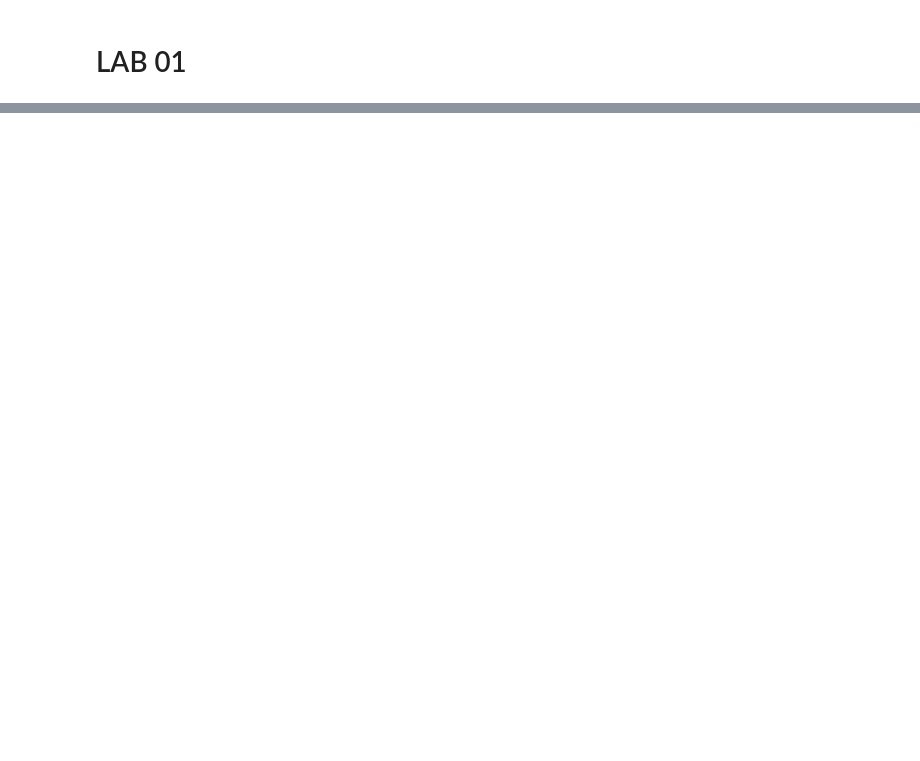
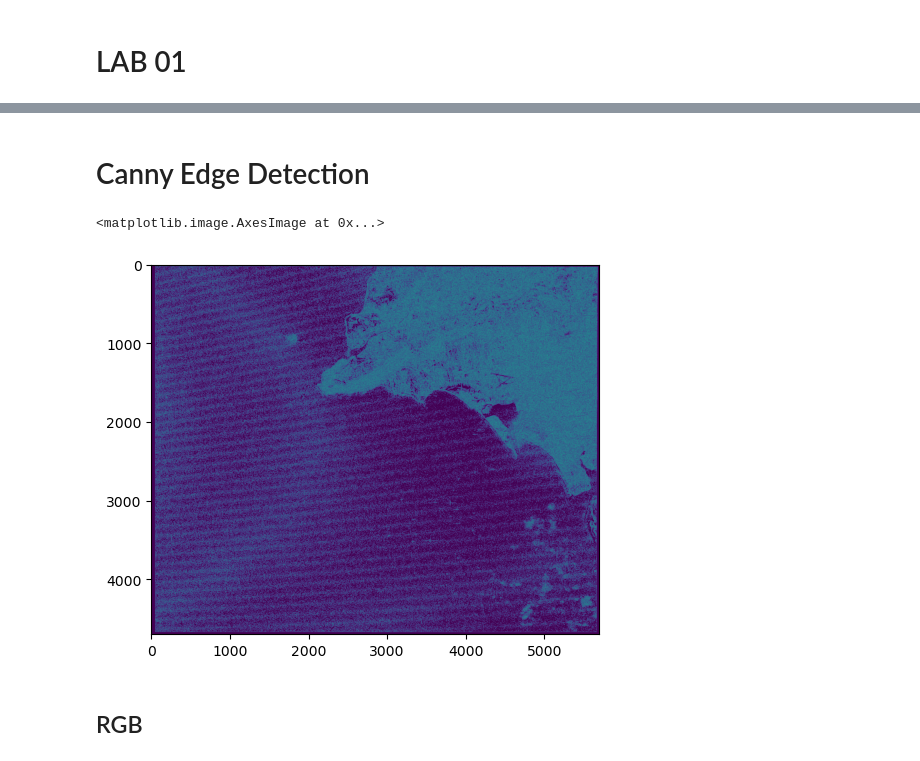
Before and after one commit to Mahnoor-14/Microwave_Hyperspectral_RemoteSensing_, a Jupyter notebook: Accessing & Processing Raster (01).ipynb, the cells around one changed output, grey strips where cells are left out. Cells and saved outputs as stored; diff of their text form; code cells hidden in the pictures; blank space fills up the shorter version.

```diff
--- a/Accessing & Processing Raster (01).ipynb
+++ b/Accessing & Processing Raster (01).ipynb
@@ -16,0 +153,22 @@ pixels = img.load()
+# %% [markdown]
+# Canny Edge Detection
+# %%
+
+try:
+    # Read image from disk.
+    img = cv2.imread(r"G:\Personal\hyperspectral\01\HH-ALPSRP244140480-H2.2_UA.tif")
+
+     # Canny edge detection.
+    edges = cv2.Canny(img, 15, 10)
+
+    # Write image back to disk.
+    cv2.imwrite('result.tiff', edges)
+
+except IOError:
+    print('Error while reading files !!!')
+plt.imshow(edges)
+# %% [output]
+<matplotlib.image.AxesImage at 0x...>
+[figure, added]
+# %% [markdown]
+## RGB
```
Also changed, not shown: parts of 18 cells of this notebook.
